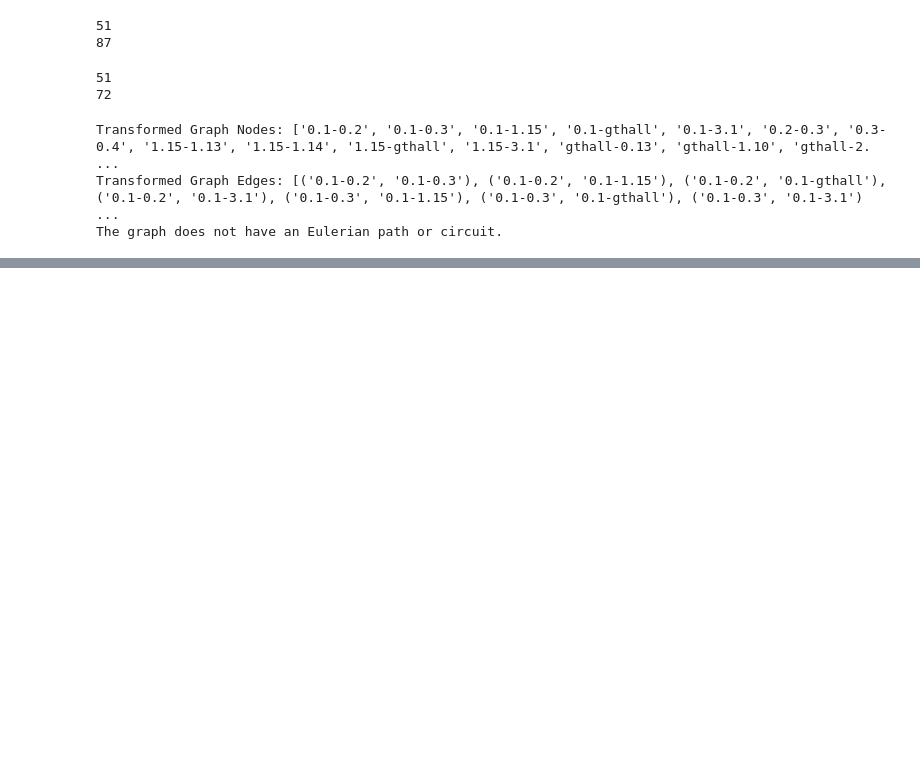
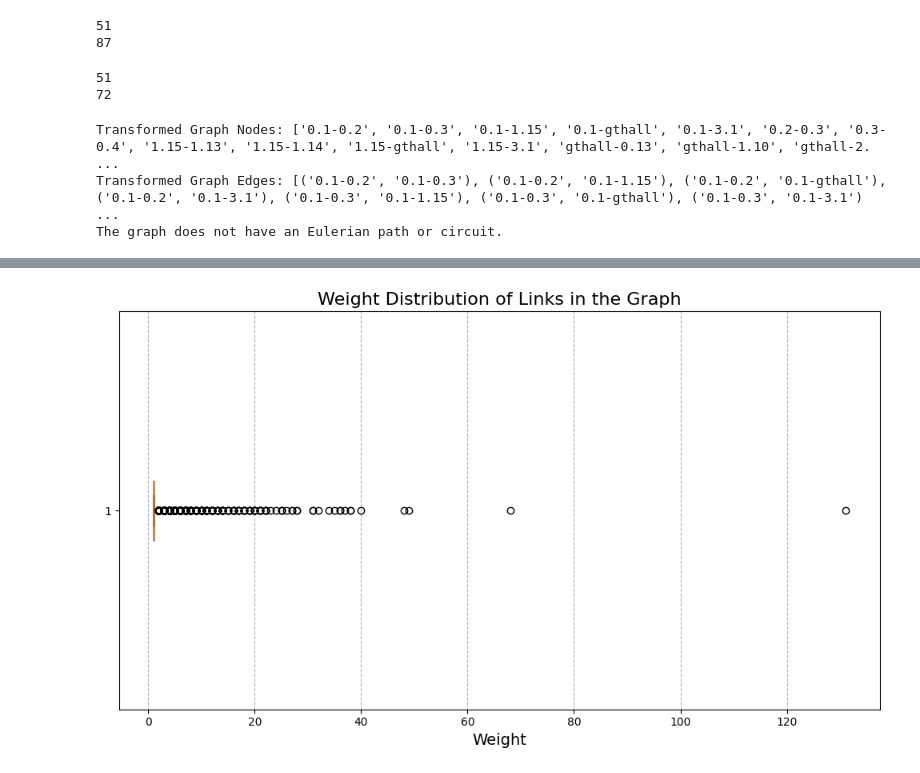
Before and after one commit to HAhahahhhhhhh/snacs, a Jupyter notebook: assignment2/assignment2.ipynb, the cells around one changed output, grey strips where cells are left out. Cells and saved outputs as stored; diff of their text form; code cells hidden in the pictures; blank space fills up the shorter version.

```diff
--- a/assignment2/assignment2.ipynb
+++ b/assignment2/assignment2.ipynb
@@ -455,0 +589,19 @@ plt.show()
+# %%
+# Extract weights from the graph
+weights = [d['weight'] for u, v, d in graph.edges(data=True)]
+
+# Create a box plot for weight distribution
+plt.figure(figsize=(10, 6))
+plt.boxplot(weights, vert=False)
+
+# Adding titles and labels
+plt.title('Weight Distribution of Links in the Graph', fontsize=16)
+plt.xlabel('Weight', fontsize=14)
+
+plt.grid(axis='x', linestyle='--')
+
+# Show the plot
+plt.tight_layout()
+plt.show()
+# %% [output]
+[figure, added]
```
Also changed, not shown: parts of 20 cells of this notebook, 4 other files.
